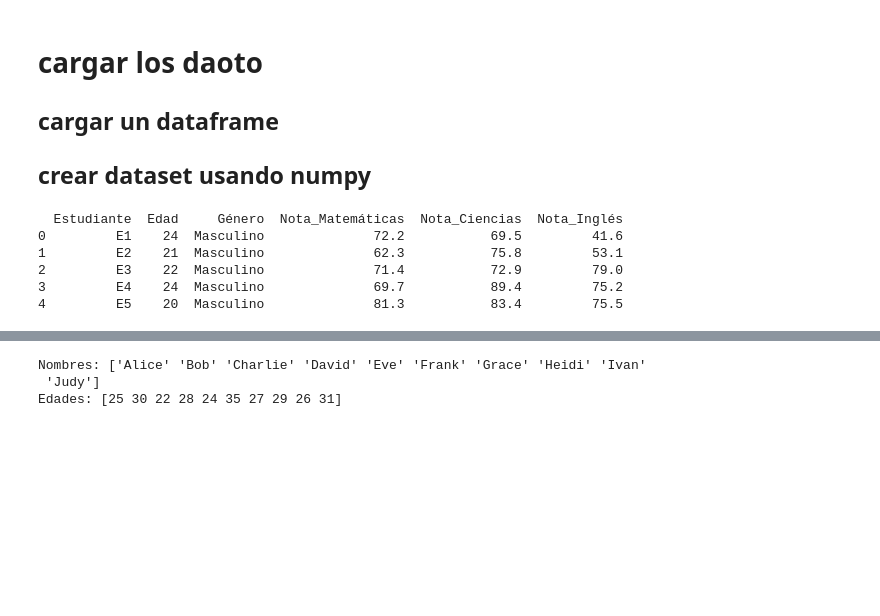
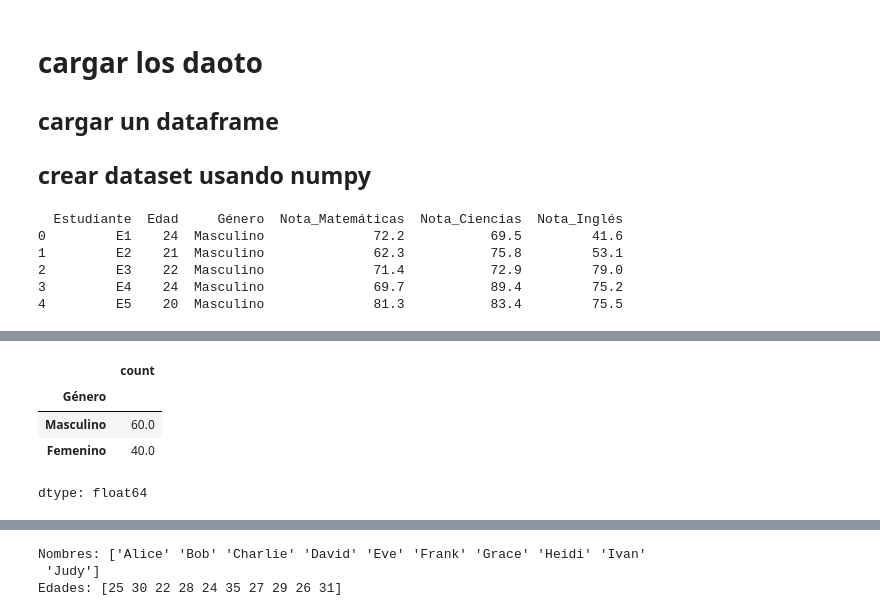
Before and after one commit to DAVIDCHIAC/apuntes_IA, a Jupyter notebook: Untitled9.ipynb, the cells around one changed output, grey strips where cells are left out. Saved outputs shown, nothing was run; the diff lists cells and outputs as text; code cells hidden in the pictures; blank space fills up the shorter version.

```diff
--- a/Untitled9.ipynb
+++ b/Untitled9.ipynb
@@ -35,0 +52,11 @@ print(df.head())
+# %%
+contargeneros=df.Género.value_counts()
+total=contargeneros.sum()
+porcentaje=contargeneros/total*100
+porcentaje
+# %% [output]
+|  | count |
+| Género |  |
+| Masculino | 60.0 |
+| Femenino | 40.0 |
+dtype: float64
```
Also changed, not shown: parts of 12 cells of this notebook.
